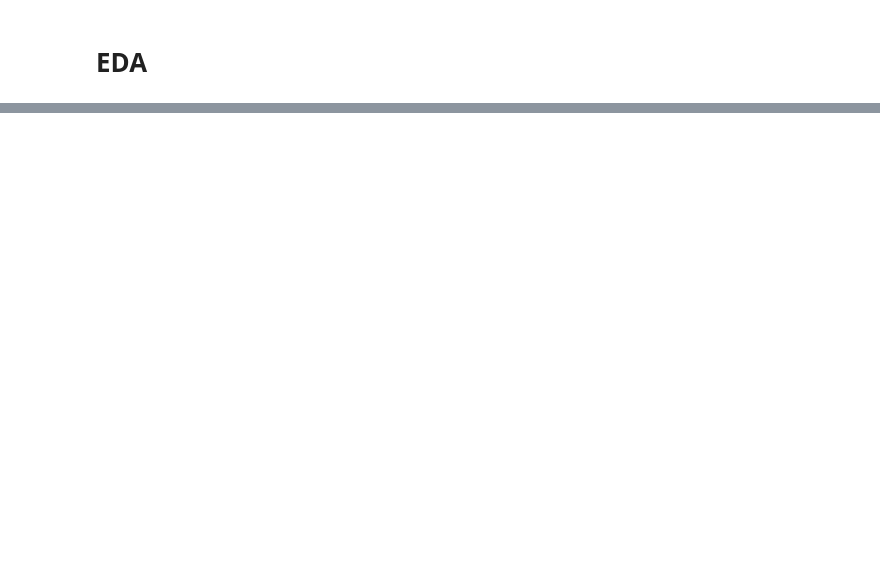
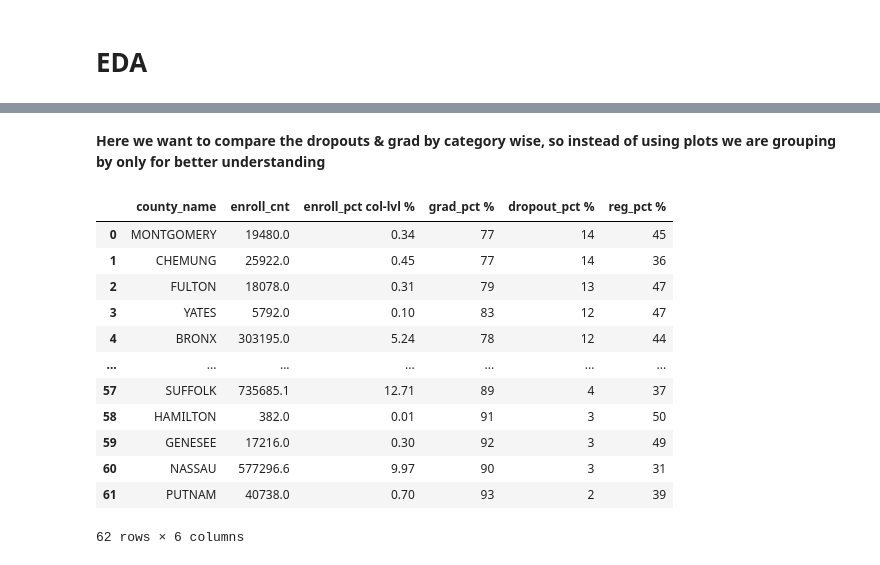
Before and after one commit to JetendraMulinti/DAV-6150---DataScience, a Jupyter notebook: M11 Practical Challenge Decision Tree versus Random Forest Performance/JetendraMulinti_M11.ipynb, the cells around one changed output, grey strips where cells are left out. Drawn from its saved outputs; the diff is of its cells as text; code cells hidden in the pictures; blank space fills up the shorter version.

```diff
--- a/M11 Practical Challenge Decision Tree versus Random Forest Performance/JetendraMulinti_M11.ipynb
+++ b/M11 Practical Challenge Decision Tree versus Random Forest Performance/JetendraMulinti_M11.ipynb
@@ -207,0 +255,2 @@ StopIteration:
+# %% [markdown]
+**Here we want to compare the dropouts & grad by category wise, so instead of using plots we are grouping by only for better understanding**
@@ -207,0 +277,17 @@ StopIteration:
+# %%
+### County_name wise (dropout_pct%)
+calculate_percentages_and_sort(NY_df, group_by_column='county_name', sort_by_column='dropout_pct %', ascending=False)
+# %% [output]
+|  | county_name | enroll_cnt | enroll_pct col-lvl % | grad_pct % | dropout_pct % | reg_pct % |
+| 0 | MONTGOMERY | 19480.0 | 0.34 | 77 | 14 | 45 |
+| 1 | CHEMUNG | 25922.0 | 0.45 | 77 | 14 | 36 |
+| 2 | FULTON | 18078.0 | 0.31 | 79 | 13 | 47 |
+| 3 | YATES | 5792.0 | 0.10 | 83 | 12 | 47 |
+| 4 | BRONX | 303195.0 | 5.24 | 78 | 12 | 44 |
+| ... | ... | ... | ... | ... | ... | ... |
+| 57 | SUFFOLK | 735685.1 | 12.71 | 89 | 4 | 37 |
+| 58 | HAMILTON | 382.0 | 0.01 | 91 | 3 | 50 |
+| 59 | GENESEE | 17216.0 | 0.30 | 92 | 3 | 49 |
+| 60 | NASSAU | 577296.6 | 9.97 | 90 | 3 | 31 |
+| 61 | PUTNAM | 40738.0 | 0.70 | 93 | 2 | 39 |
+62 rows × 6 columns
```
Also changed, not shown: parts of 40 cells of this notebook.
